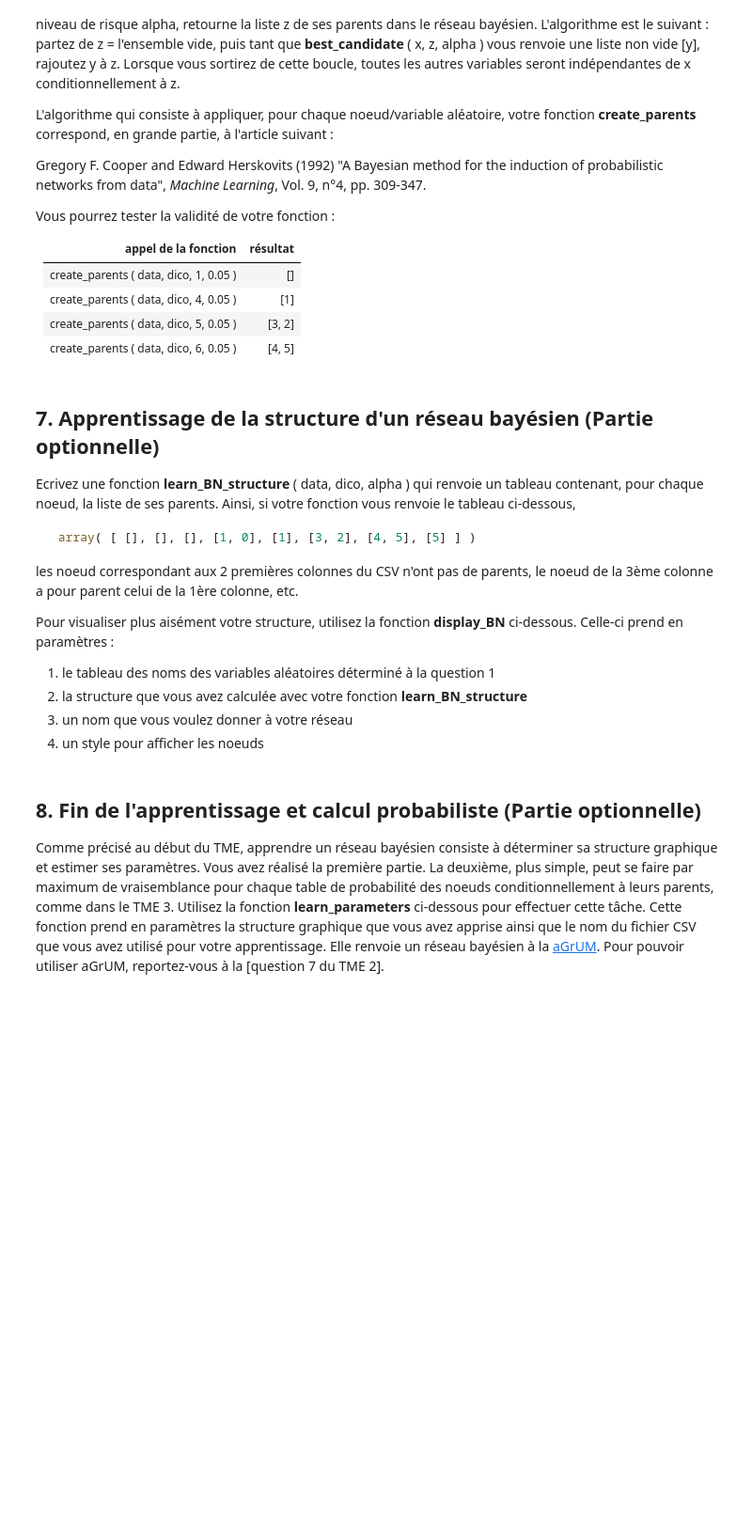
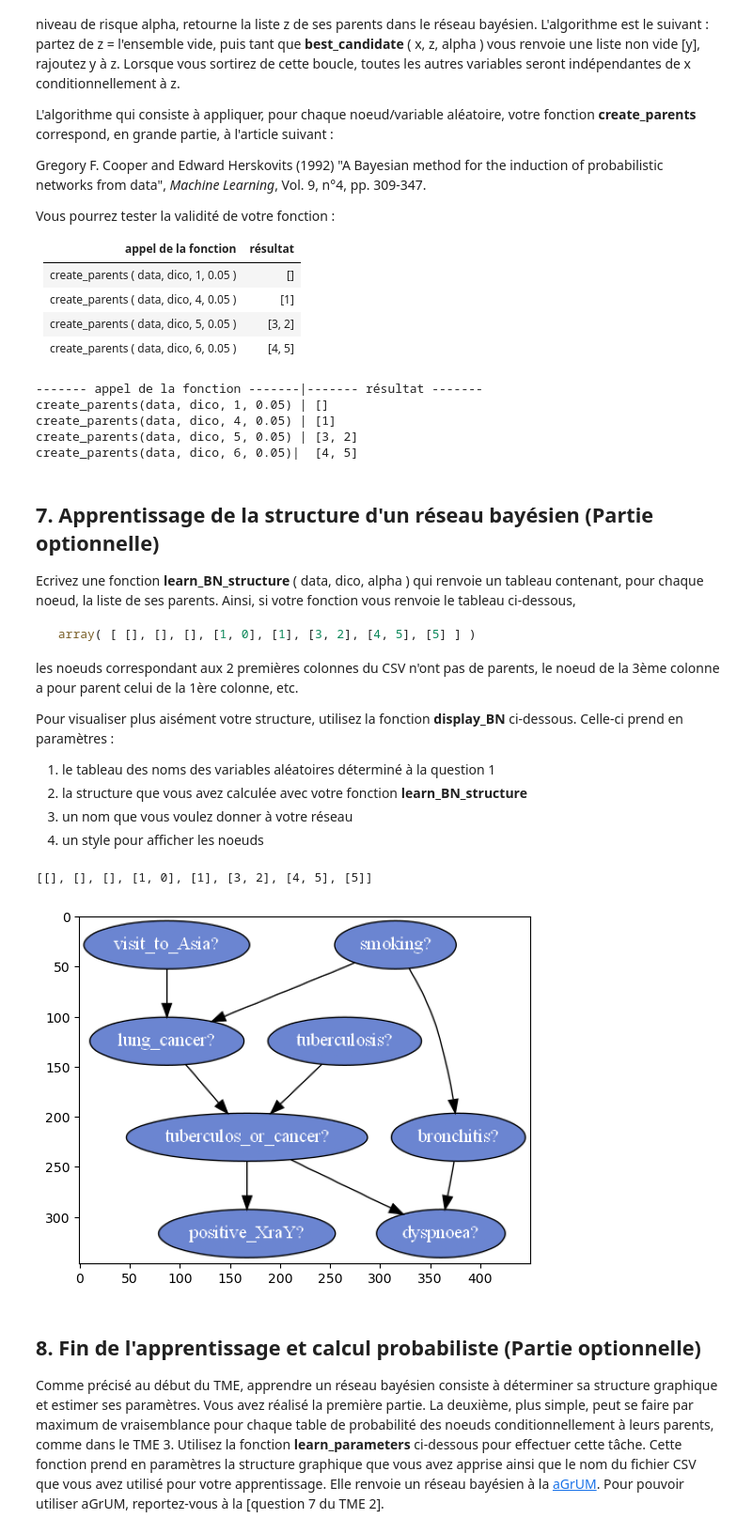
Before and after one commit to dataymeric/DAC, a Jupyter notebook: tme5/tme5.ipynb, the cells around one changed output. Shown: that part at 94% size. Cells and saved outputs as stored; diff of their text form; code cells hidden in the pictures; blank space fills up the shorter version.

````diff
--- a/tme5/tme5.ipynb
+++ b/tme5/tme5.ipynb
@@ -380,9 +481,19 @@ Votre fonction renverra une liste vide si $Y$ est indépendante de $X$ condition
 # les y !=x,z sont indépendants de x conditionnellement à z, ou bien une
 # liste contenant le meilleur y (celui avec la p-value la plus petite) s'il
 # existe des y dont la p-value est inférieur au seuil
-def best_candidate ( data, dico, x, z, risk_level ):
-    ## votre code
-    pass
+def best_candidate(data, dico, x, z, risk_level):
+    p = [indep_score(data, dico, x, y, z) for y in range(x)]
+    if p != []:
+        p_min = np.argmin(p)
+        if p[p_min] < risk_level:
+            return [p_min]
+    return []
+    # return [np.argmin([indep_score(data, dico, x, y, z) for y in range(x)])]
 
-
-#best_candidate ( data, dico, 1, [], 0.05 )
+print(best_candidate ( data, dico, 0, [], 0.05 ))
+print(best_candidate ( data, dico, 1, [], 0.05 ))
+print(best_candidate ( data, dico, 4, [], 0.05 ))
+print(best_candidate ( data, dico, 4, [1], 0.05 ))
+print(best_candidate ( data, dico, 5, [], 0.05 ))
+print(best_candidate ( data, dico, 5, [6], 0.05 ))
+print(best_candidate ( data, dico, 5, [6,7], 0.05))
@@ -405,12 +524,25 @@ Vous pourrez tester la validité de votre fonction :
 # %%
 # pour un noeud donné, crée la liste de ses parents
 def create_parents ( data, dico, x, risk_level ):
-    ## votre code
-    pass
-
-
-#create_parents ( data, dico, 1, 0.05 )
+    z = []
+    while best_candidate(data, dico, x, z, risk_level) != []:
+        y = best_candidate(data, dico, x, z, risk_level)
+        z.append(y[0]) # sinon on append une liste => boucle infinie
+    return z
+# %%
+print("------- appel de la fonction -------|------- résultat -------")
+print("create_parents(data, dico, 1, 0.05) |", create_parents(data, dico, 1, 0.05))
+print("create_parents(data, dico, 4, 0.05) |", create_parents(data, dico, 4, 0.05))
+print("create_parents(data, dico, 5, 0.05) |", create_parents(data, dico, 5, 0.05))
+print("create_parents(data, dico, 6, 0.05)| ", create_parents(data, dico, 6, 0.05))
+# %% [output]
+------- appel de la fonction -------|------- résultat -------
+create_parents(data, dico, 1, 0.05) | []
+create_parents(data, dico, 4, 0.05) | [1]
+create_parents(data, dico, 5, 0.05) | [3, 2]
+create_parents(data, dico, 6, 0.05)|  [4, 5]
 # %% [markdown]
+
 ## 7. Apprentissage de la structure d'un réseau bayésien (Partie optionnelle)
 
 Ecrivez une fonction **learn_BN_structure** ( data, dico, alpha ) qui renvoie un tableau contenant, pour chaque noeud, la liste de ses parents. Ainsi, si votre fonction vous renvoie le tableau ci-dessous,
@@ -418,7 +550,7 @@ Ecrivez une fonction **learn_BN_structure** ( data, dico, alpha ) qui renvoie un
  array( [ [], [], [], [1, 0], [1], [3, 2], [4, 5], [5] ] )
 ```
 
-les noeud correspondant aux 2 premières colonnes du CSV n'ont pas de parents, le noeud de la 3ème colonne a pour parent celui de la 1ère colonne, etc.
+les noeuds correspondant aux 2 premières colonnes du CSV n'ont pas de parents, le noeud de la 3ème colonne a pour parent celui de la 1ère colonne, etc.
 
 Pour visualiser plus aisément votre structure, utilisez la fonction **display_BN** ci-dessous. Celle-ci prend en paramètres :
 
@@ -428,9 +560,11 @@ Pour visualiser plus aisément votre structure, utilisez la fonction **display_B
 4.  un style pour afficher les noeuds
 # %%
 # apprentissage de la structure d'un réseau bayésien par K2
-def learn_BN_structure ( data, dico, risk_level ):
-    ## votre code
-    pass
+def learn_BN_structure(data, dico, risk_level):
+    return [create_parents(data, dico, col, risk_level) for col in range(len(dico))]
 
 bn_struct = learn_BN_structure ( data, dico, 0.05 )
+print(bn_struct)
+# %% [output]
+[[], [], [], [1, 0], [1], [3, 2], [4, 5], [5]]
 # %%
@@ -464,7 +598,9 @@ def display_BN ( node_names, bn_struct, bn_name, style ):
     img = mpimg.imread ( outfile )
     plt.imshow( img )
 # %%
-# display_BN ( names, bn_struct, "asia", style )
+display_BN ( names, bn_struct, "asia", style )
+# %% [output]
+[figure, added]
 # %% [markdown]
 ## 8. Fin de l'apprentissage et calcul probabiliste (Partie optionnelle)
 
````
Also changed, not shown: parts of 21 cells of this notebook, 3 other files.
